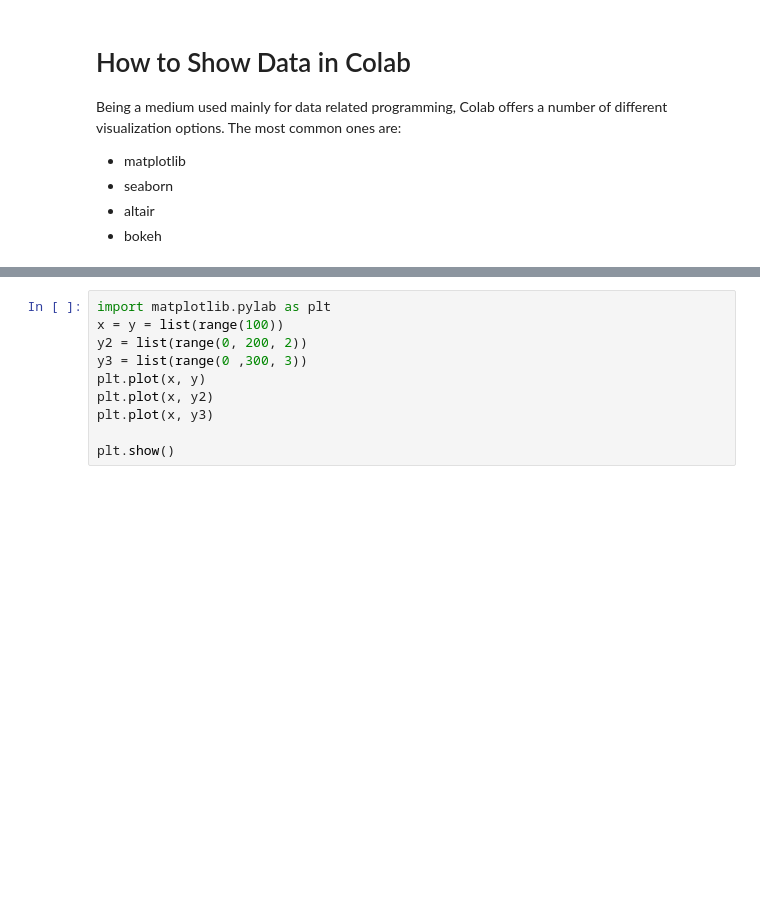
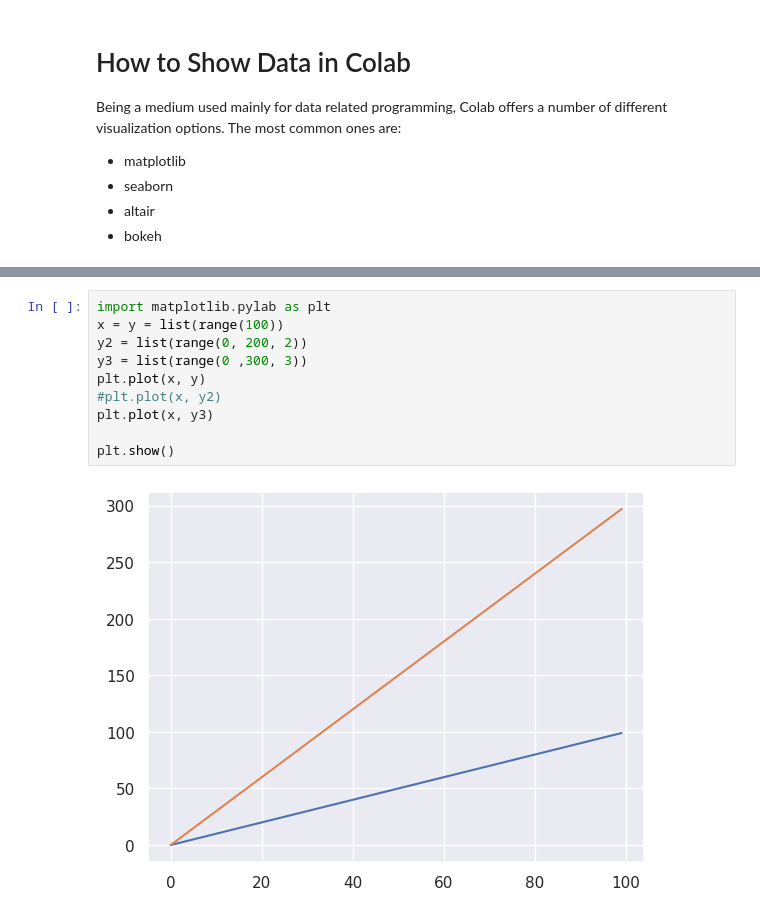
Before and after one commit to lola2505/Fridaysession3, a Jupyter notebook: Copy_of_Data_Modeling_Session7&8.ipynb, the cells around one changed output, grey strips where cells are left out. Drawn from its saved outputs; the diff is of its cells as text; blank space fills up the shorter version.

```diff
--- a/Copy_of_Data_Modeling_Session7&8.ipynb
+++ b/Copy_of_Data_Modeling_Session7&8.ipynb
@@ -632,13 +700,15 @@ plot
 # %%
 import matplotlib.pylab as plt
 x = y = list(range(100))
 y2 = list(range(0, 200, 2))
 y3 = list(range(0 ,300, 3))
 plt.plot(x, y)
-plt.plot(x, y2)
+#plt.plot(x, y2)
 plt.plot(x, y3)
 
 plt.show()
+# %% [output]
+[figure, added]
 # %%
 import matplotlib.pylab as plt
 import random
```
Also changed, not shown: parts of 14 cells of this notebook.
